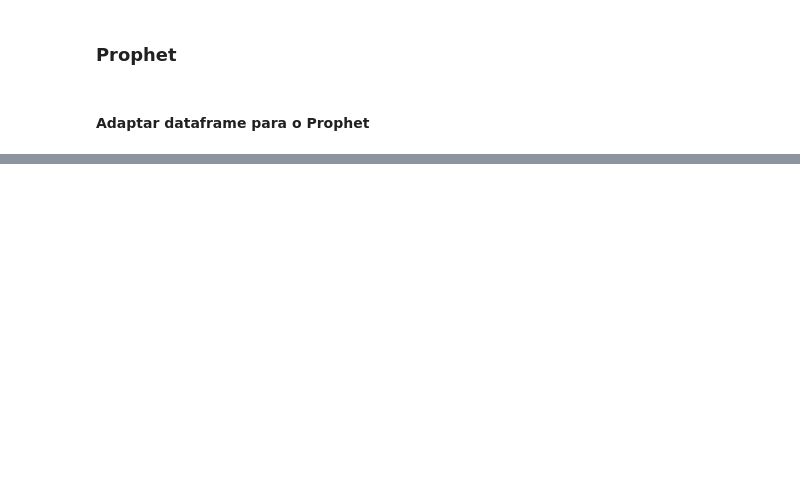
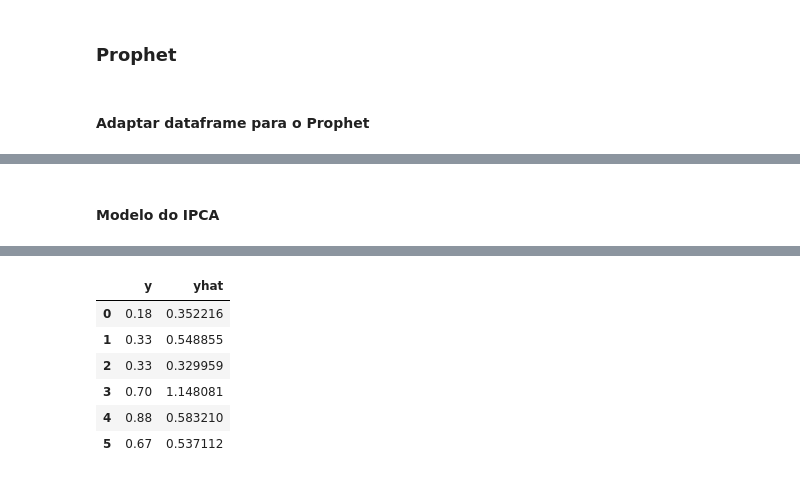
Before and after one commit to vitorrdrgs/trabalho_icd, a Jupyter notebook: models.ipynb, the cells around one changed output, grey strips where cells are left out. Saved outputs shown, nothing was run; the diff lists cells and outputs as text; code cells hidden in the pictures; blank space fills up the shorter version.

```diff
--- a/models.ipynb
+++ b/models.ipynb
@@ -270,0 +320,25 @@ df_test_prophet = df_test_prophet.reset_index(drop=True)
+# %% [markdown]
+#### Modelo do IPCA
+# %%
+df_train_ipca = df_train_prophet[['ds', 'valor']].rename(columns={'valor': 'y'})
+df_test_ipca = df_test_prophet[['ds', 'valor']].rename(columns={'valor': 'y'})
+
+model_ipca, info_ipca, best_value_ipca = generate_prophet_model(
+    df_train_ipca,
+    df_test_ipca,
+    [],
+    100,
+    'mae',
+    0.01
+)
+
+model_ipca.fit(
+    df_train_ipca
+)
+
+forecast_ipca = model_ipca.predict(
+    df_test_ipca[['ds']]
+)
+
+pd.concat([df_test_ipca['y'], forecast_ipca['yhat']], axis=1)
+# %% [output]
@@ -270,0 +362,7 @@ df_test_prophet = df_test_prophet.reset_index(drop=True)
+|  | y | yhat |
+| 0 | 0.18 | 0.352216 |
+| 1 | 0.33 | 0.548855 |
+| 2 | 0.33 | 0.329959 |
+| 3 | 0.70 | 1.148081 |
+| 4 | 0.88 | 0.583210 |
+| 5 | 0.67 | 0.537112 |
```
Also changed, not shown: parts of 12 cells of this notebook, 2 other files.
